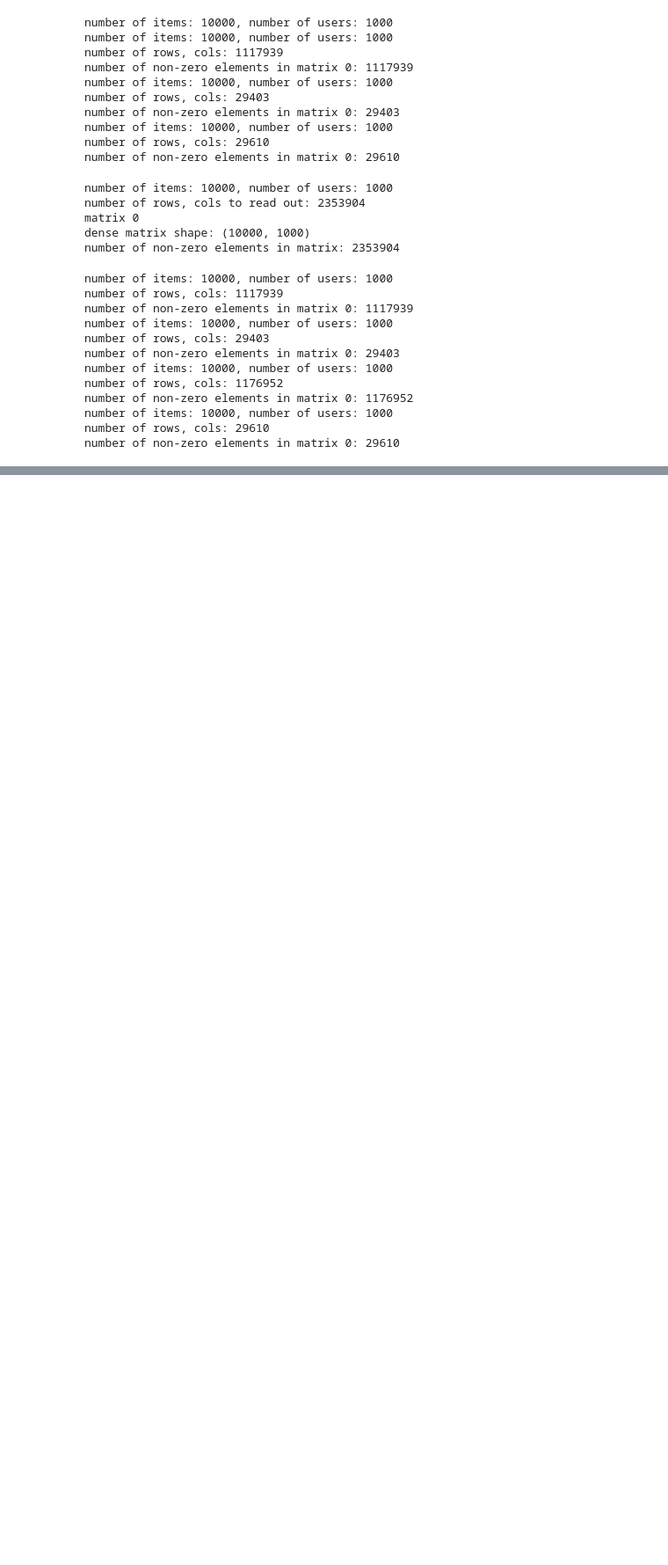
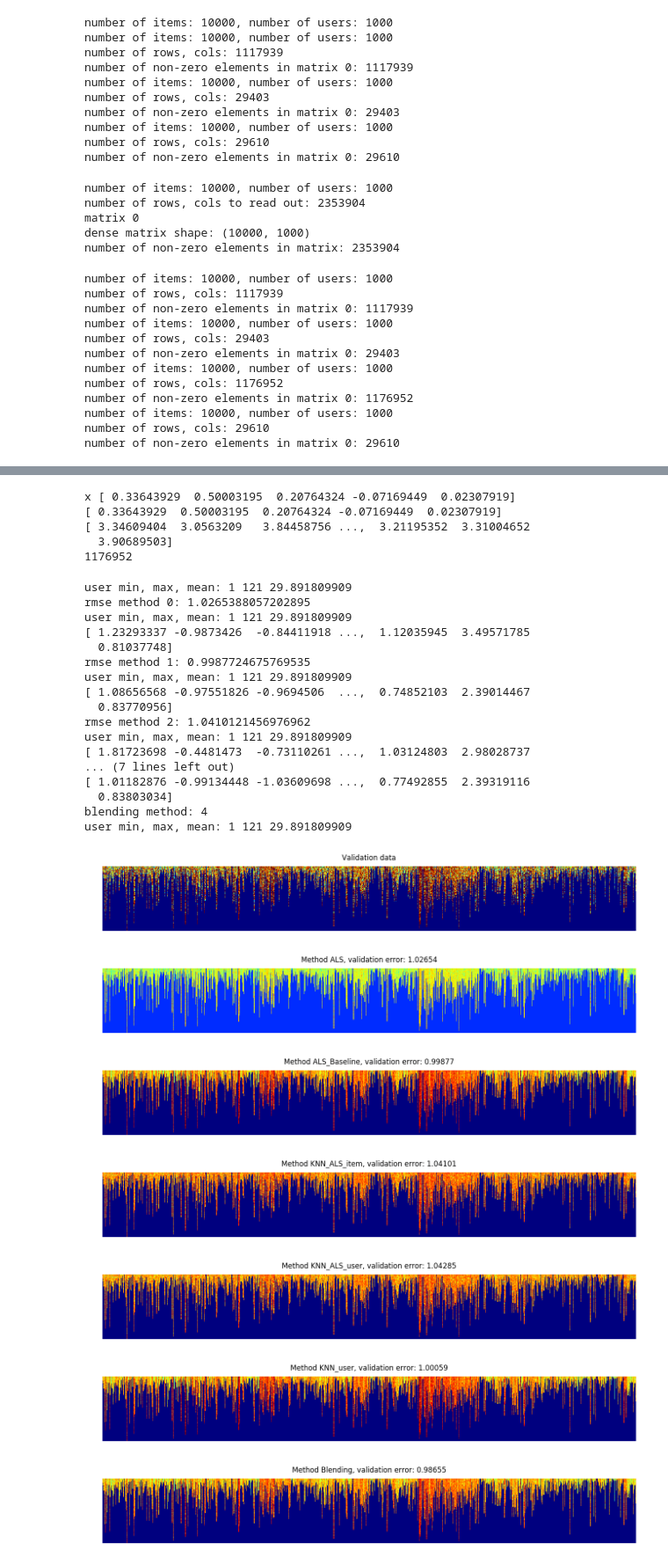
Before and after one commit to MLortki/Machine_Learning_Recommender_Systems, a Jupyter notebook: src/postprocessing.ipynb, the cells around one changed output, grey strips where cells are left out. Shown at 88% size. Drawn from its saved outputs; the diff is of its cells as text; code cells hidden in the pictures; blank space fills up the shorter version.

```diff
--- a/src/postprocessing.ipynb
+++ b/src/postprocessing.ipynb
@@ -122,27 +164,71 @@ print(len(q_hat))
+# %%
+test_est_new = [test_est[0],test_est[1], test_est[3], test_est[4], test_est[5]]
+submission_est_new = [submission_est[0],submission_est[1], submission_est[3], submission_est[4], submission_est[5]]
+from blending import linear_blending
+q_hat,x = linear_blending(test_est_new, submission_est_new, test_true)
+print(x)
+print(q_hat)
+print(len(q_hat))
+# %% [output]
+x [ 0.33643929  0.50003195  0.20764324 -0.07169449  0.02307919]
+[ 0.33643929  0.50003195  0.20764324 -0.07169449  0.02307919]
+[ 3.34609404  3.0563209   3.84458756 ...,  3.21195352  3.31004652
+  3.90689503]
+1176952
 # %%
 cutoff = 1000
 rows,cols,true_values = sp.find(validation_true)
-file_name = '../results/Blending/matrix_validation.png'
+file_name = '../results/Blending/second/matrix_validation.png'
 title = 'Validation data'
 i_total, validation_dense = create_sparse_matrix_plot(validation_true, file_name ,cutoff, title)
-Q = np.empty((len(true_values),len(validation_est)))
-for i,validation_prediction in enumerate(validation_est):
+
+validation_est_new = [validation_est[0],validation_est[1], validation_est[3], validation_est[4], validation_est[5]]
+Q = np.empty((len(true_values),len(validation_est_new)))
+for i,validation_prediction in enumerate(validation_est_new):
     __,__,predictions = sp.find(validation_prediction)
     Q[:,i] = predictions
     rmse = np.sqrt(np.sum(np.power(predictions-true_values, 2)) / len(true_values))
     print('rmse method {}: {}'.format(i,rmse))
-    file_name = '../results/Blending/matrix_validation_{}.png'.format(i)
-    title = 'Method {}, validation error: {:1.5f}, test error: {:1.5f}'.format(names[i], rmse, errors_submission[i])
+    file_name = '../results/Blending/second/matrix_validation_{}.png'.format(i)
+    title = 'Method {}, validation error: {:1.5f}'.format(names[i], rmse)
     create_sparse_matrix_plot(validation_prediction, file_name, cutoff, title)
     print(predictions - true_values)
-blending_prediction = np.dot(Q, x)
+
+
+blending_prediction = np.dot(Q,x)
 rmse = np.sqrt(np.sum(np.power(blending_prediction-true_values, 2)) / len(true_values))
 print('blending method: {}'.format(i,rmse))
 
 # create sparse matrix from predictions
 validation_blending = sp.lil_matrix(validation_true.shape)
 for k, (i,j) in enumerate(zip(rows, cols)):
     validation_blending[i,j] = blending_prediction[k]
-file_name = '../results/Blending/matrix_blending.png'
+print(k)
+file_name = '../results/Blending/second/matrix_blending.png'
 title = 'Method Blending, validation error: {:1.5f}'.format(rmse)
 test = create_sparse_matrix_plot(validation_blending, file_name, cutoff, title)
+# %% [output]
+user min, max, mean: 1 121 29.891809909
+rmse method 0: 1.0265388057202895
+user min, max, mean: 1 121 29.891809909
+[ 1.23293337 -0.9873426  -0.84411918 ...,  1.12035945  3.49571785
+  0.81037748]
+rmse method 1: 0.9987724675769535
+user min, max, mean: 1 121 29.891809909
+[ 1.08656568 -0.97551826 -0.9694506  ...,  0.74852103  2.39014467
+  0.83770956]
+rmse method 2: 1.0410121456976962
+user min, max, mean: 1 121 29.891809909
+[ 1.81723698 -0.4481473  -0.73110261 ...,  1.03124803  2.98028737
+... (7 lines left out)
+[ 1.01182876 -0.99134448 -1.03609698 ...,  0.77492855  2.39319116
+  0.83803034]
+blending method: 4
+user min, max, mean: 1 121 29.891809909
+[figure, added]
+[figure, added]
+[figure, added]
+[figure, added]
+[figure, added]
+[figure, added]
+[figure, added]
```
Also changed, not shown: parts of 8 cells of this notebook, 59 other files.
